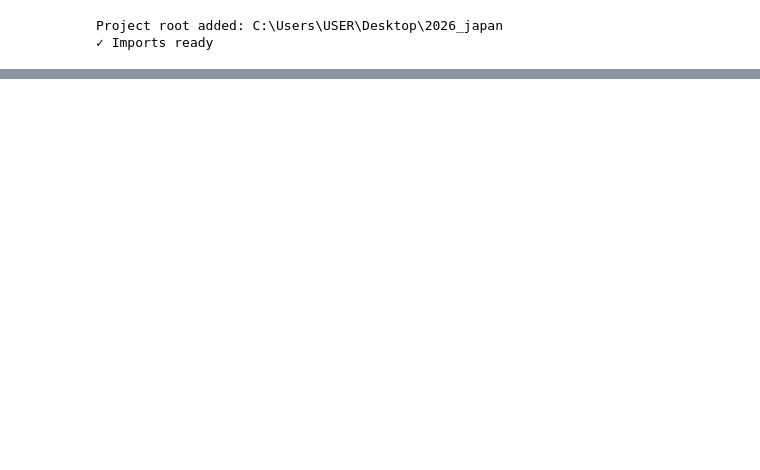
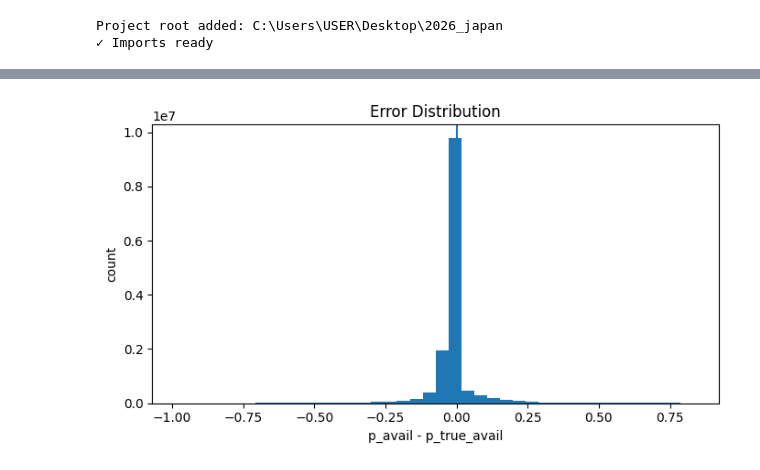
Before and after one commit to radimon/2025_flight_delay_prediction, a Jupyter notebook: notebooks/07-5_parking_simulate.ipynb, the cells around one changed output, grey strips where cells are left out. Saved outputs shown, nothing was run; the diff lists cells and outputs as text; code cells hidden in the pictures; blank space fills up the shorter version.

```diff
--- a/notebooks/07-5_parking_simulate.ipynb
+++ b/notebooks/07-5_parking_simulate.ipynb
@@ -286,0 +595,15 @@ Name: p_true_avail, dtype: float64
+# %%
+def plot_error_hist(df: pd.DataFrame):
+    err = (df["p_avail"] - df["p_true_avail"]).to_numpy()
+    plt.figure(figsize=(7,4))
+    plt.hist(err, bins=40)
+    plt.axvline(0.0)
+    plt.xlabel("p_avail - p_true_avail")
+    plt.ylabel("count")
+    plt.title("Error Distribution")
+    plt.tight_layout()
+    plt.show()
+
+plot_error_hist(df_eval)
+# %% [output]
+[figure, added]
```
Also changed, not shown: parts of 16 cells of this notebook, 5 other files.
